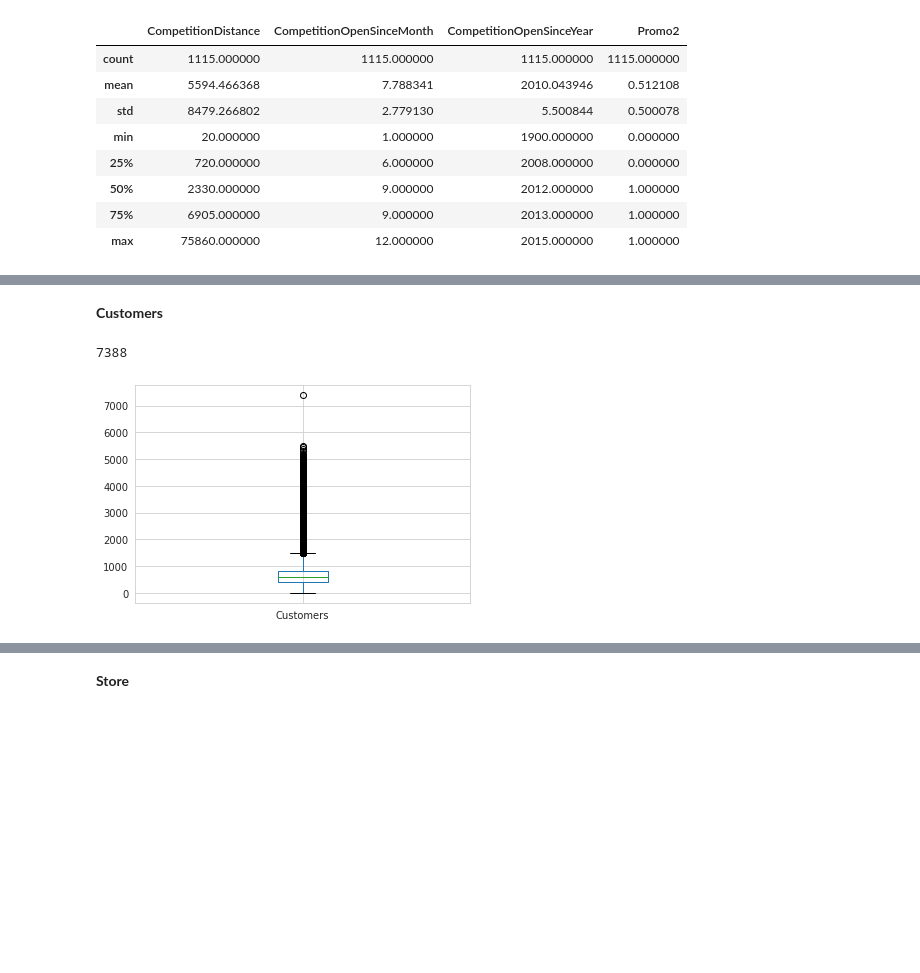
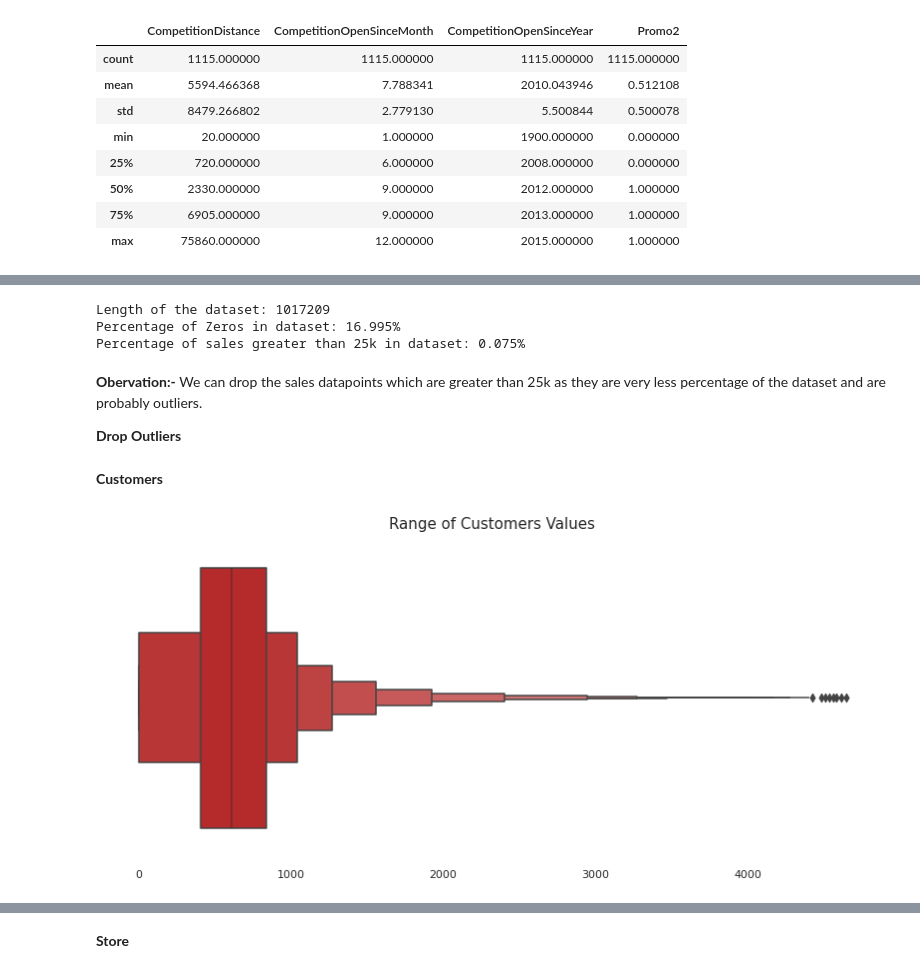
Before and after one commit to DeepakKumarSingh003/Rossmann-Sales-Prediction-, a Jupyter notebook: Rossmann_Sales_Prediction_Capstone_Project.ipynb, the cells around one changed output, grey strips where cells are left out. Drawn from its saved outputs; the diff is of its cells as text; code cells hidden in the pictures; blank space fills up the shorter version.

```diff
--- a/Rossmann_Sales_Prediction_Capstone_Project.ipynb
+++ b/Rossmann_Sales_Prediction_Capstone_Project.ipynb
@@ -320,0 +355,19 @@ df0.boxplot(["Sales"])
+# %%
+# Percentage of Outliers
+zero_sales = df0.loc[df0['Sales']==0]
+
+sales_greater_than_25k = df0.loc[df0['Sales'] > 25000]
+
+print('Length of the dataset:', len(df0))
+print('Percentage of Zeros in dataset: %.3f%%' %((len(zero_sales)/len(df0))*100))
+print('Percentage of sales greater than 25k in dataset: %.3f%% ' %((len(sales_greater_than_25k)/len(df0))*100))
+# %% [output]
+Length of the dataset: 1017209
+Percentage of Zeros in dataset: 16.995%
+Percentage of sales greater than 25k in dataset: 0.075%
+# %% [markdown]
+**Obervation:-**
+We can drop the sales datapoints which are greater than 25k as they are very less percentage of the dataset and are probably outliers.
+
+
+**Drop Outliers**
@@ -321,8 +377,13 @@ df0.boxplot(["Sales"])
 # %% [markdown]
 **Customers**
-# %%
-df0.boxplot(["Customers"])
-df0.Customers.max()
-# %% [output]
-7388
-[figure, removed]
+# %%
+sns.set_theme(rc={'figure.figsize': (14,6)},style='whitegrid')
+sns.boxenplot(x=df0['Customers'],color='#CC1313')
+plt.grid(False)
+plt.xlabel('')
+plt.title('Range of Customers Values',size=15)
+ax = plt.gca()
+for spine in ax.spines.values():
+  spine.set_visible(False)
+# %% [output]
+[figure, added]
```
Also changed, not shown: parts of 97 cells of this notebook.
